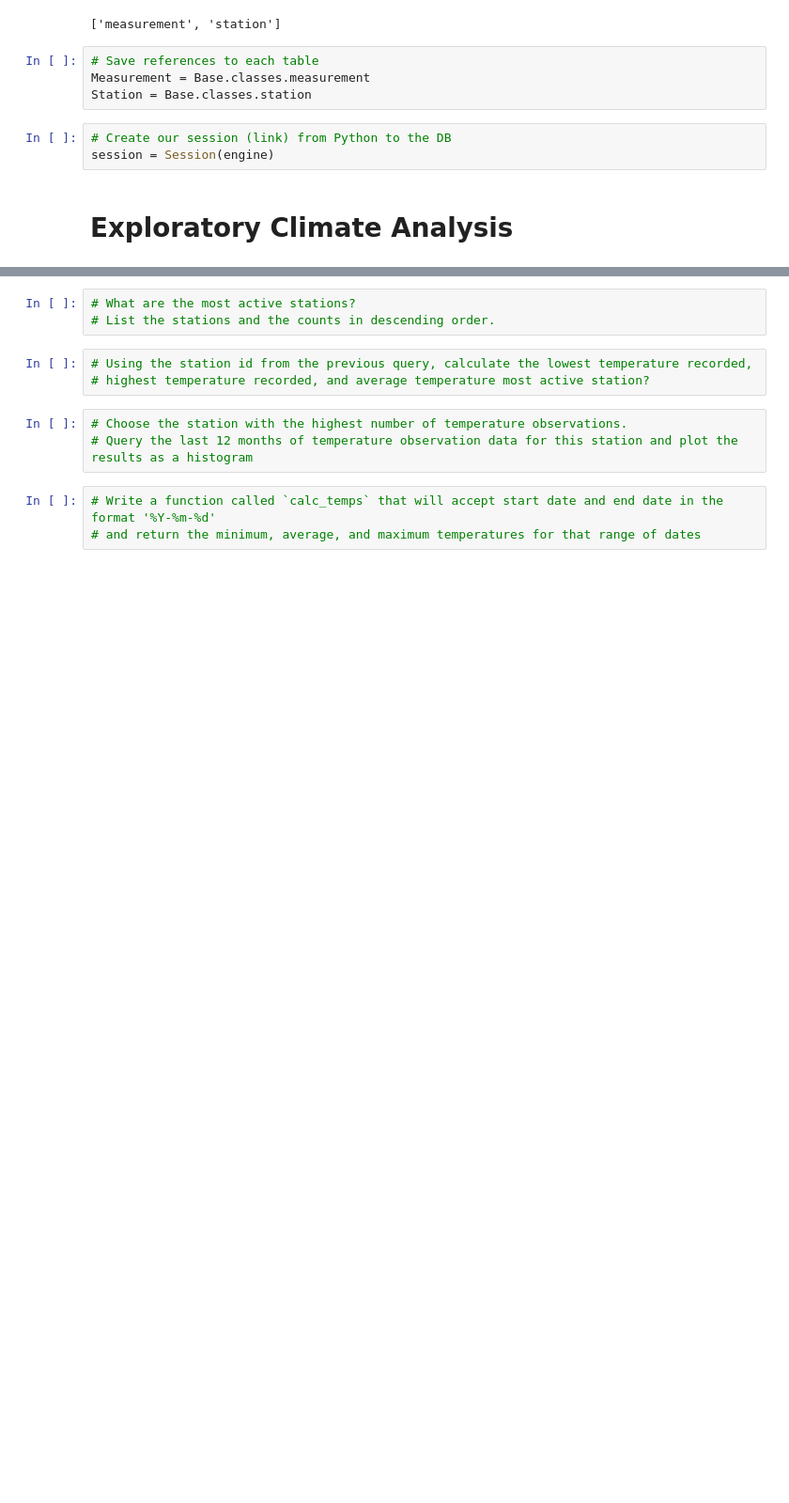
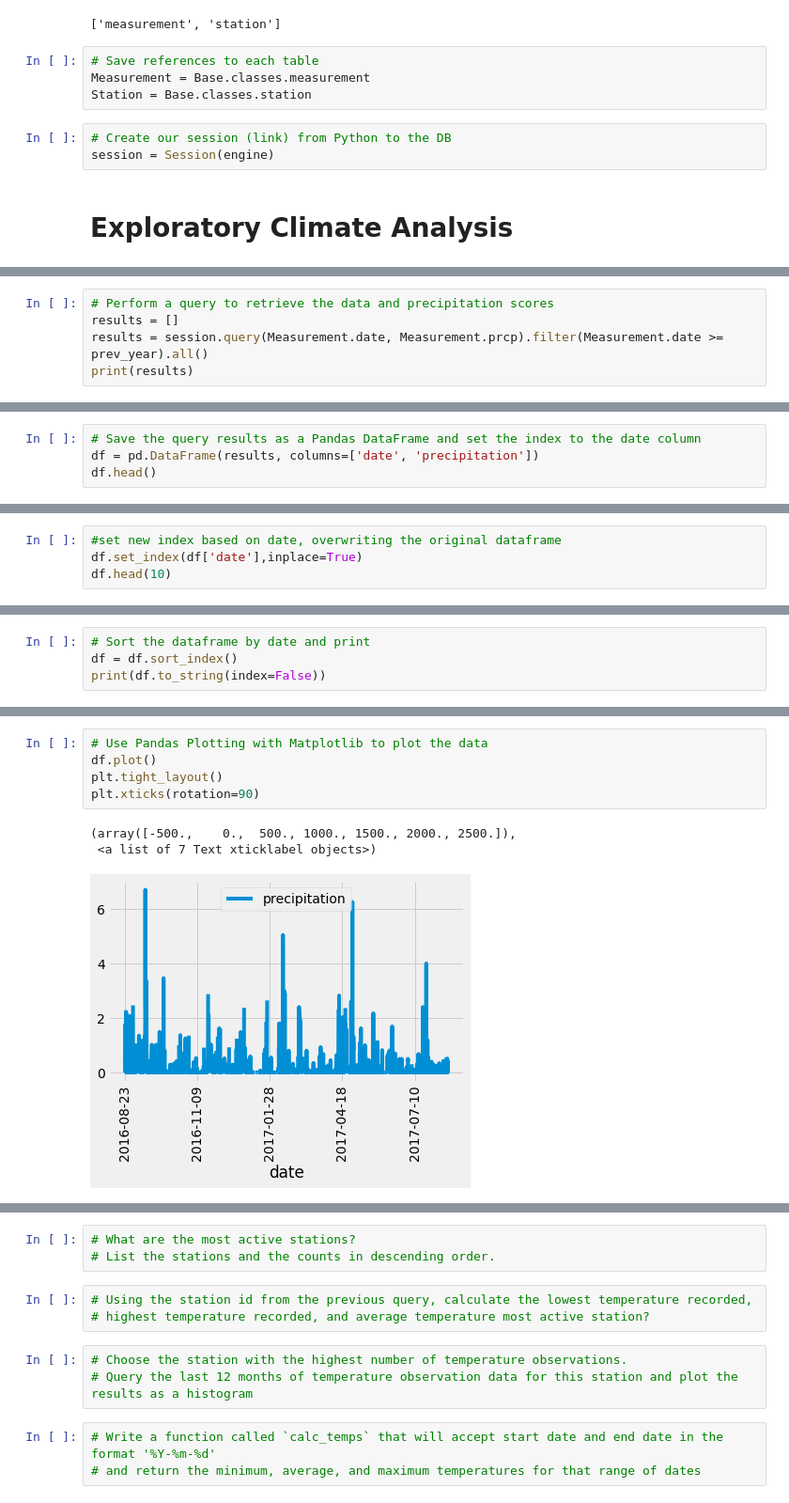
Before and after one commit to OpusRex/surfs_up, a Jupyter notebook: climate_analysis.ipynb, the cells around one changed output, grey strips where cells are left out. Shown at 94% size. Drawn from its saved outputs; the diff is of its cells as text; blank space fills up the shorter version.

```diff
--- a/climate_analysis.ipynb
+++ b/climate_analysis.ipynb
@@ -55,0 +66,5 @@ session = Session(engine)
+# %%
+# Perform a query to retrieve the data and precipitation scores
+results = []
+results = session.query(Measurement.date, Measurement.prcp).filter(Measurement.date >= prev_year).all()
+print(results)
@@ -55,0 +73,4 @@ session = Session(engine)
+# %%
+# Save the query results as a Pandas DataFrame and set the index to the date column
+df = pd.DataFrame(results, columns=['date', 'precipitation'])
+df.head()
@@ -55,0 +84,4 @@ session = Session(engine)
+# %%
+#set new index based on date, overwriting the original dataframe
+df.set_index(df['date'],inplace=True)
+df.head(10)
@@ -55,0 +122,4 @@ session = Session(engine)
+# %%
+# Sort the dataframe by date and print
+df = df.sort_index()
+print(df.to_string(index=False))
@@ -58,2 +157,11 @@ session = Session(engine)
+# %%
+# Use Pandas Plotting with Matplotlib to plot the data
+df.plot()
+plt.tight_layout()
+plt.xticks(rotation=90)
+# %% [output]
+(array([-500.,    0.,  500., 1000., 1500., 2000., 2500.]),
+ <a list of 7 Text xticklabel objects>)
+[figure, added]
 # %%
 # How many stations are available in this dataset?
```
Also changed, not shown: parts of 8 cells of this notebook.
